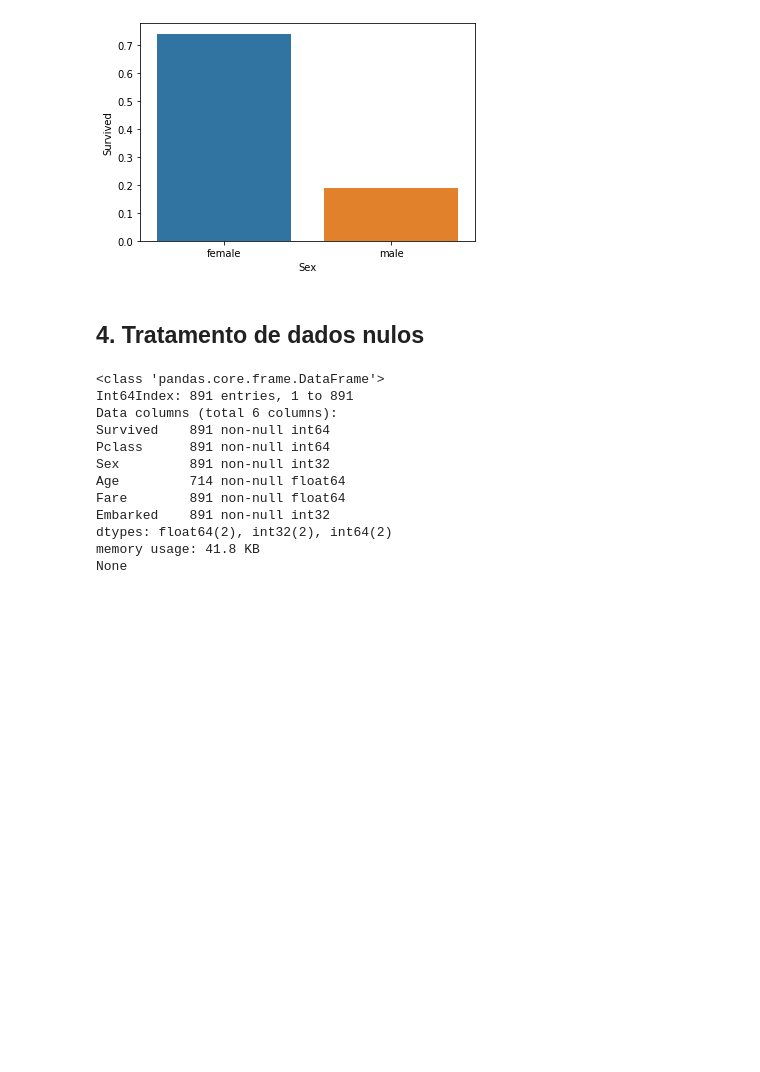
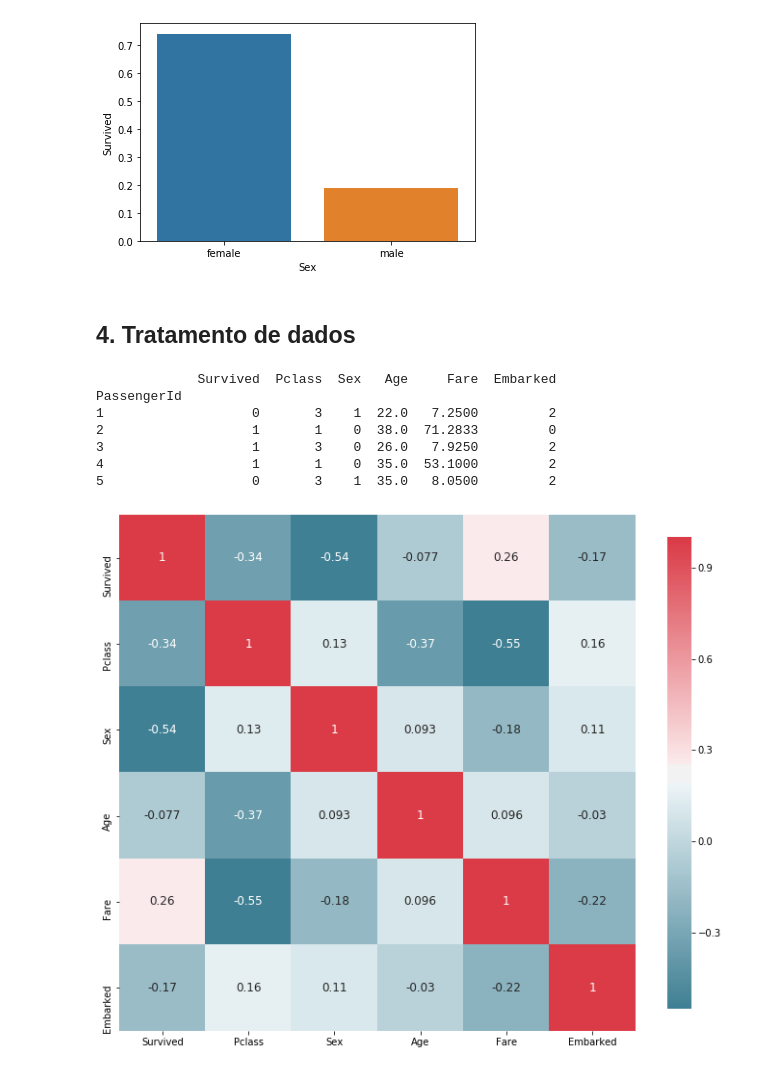
Before and after one commit to rayanmst/Titanic, a Jupyter notebook: Titanic.ipynb, the cells around one changed output. Cells and saved outputs as stored; diff of their text form; code cells hidden in the pictures; blank space fills up the shorter version.

```diff
--- a/Titanic.ipynb
+++ b/Titanic.ipynb
@@ -31,5 +37,12 @@ import numpy as np
 # %%
 #Importando os dados
 trainFile = pd.read_csv("https://raw.githubusercontent.com/rayanmst/Titanic/master/train.csv", index_col = 'PassengerId')
+testFile  = pd.read_csv("https://raw.githubusercontent.com/rayanmst/Titanic/master/test.csv", index_col = 'PassengerId')
+combine = [trainFile, testFile]
+
 #Verificando
 trainFile.head()
+testFile.head()
+
+#Mostrando os gráficos no terminal
+%matplotlib inline
@@ -111,26 +110,25 @@ sns.barplot(y = sexSurvivors['Survived'], x = sexSurvivors['Sex'])
 <matplotlib.axes._subplots.AxesSubplot at 0x...>
 [figure]
 # %% [markdown]
-## 4. Tratamento de dados nulos
+## 4. Tratamento de dados
 # %%
 #Completando os dados faltantes em na coluna 'Embarked' com o valor mais comum da mesma.
 trainFile['Embarked'].fillna('S', inplace = True)
 
 #Mudança das variáveis do tipo objeto para numérico
+le = LabelEncoder()
+for dataset in combine:
+    for col in ['Sex', 'Embarked']:
+        dataset[col] = le.fit_transform(dataset[col])
 
-trainFile['Sex'] = trainFile['Sex'].map({'female': 0, 'male': 1}).astype(int)
-trainFile['Embarked'] = trainFile['Embarked'].map({'S':0, 'C':1, 'Q':2}).astype(int)
-print(trainFile.info())
+print(trainFile.head())
+plot_correlation_map(trainFile)
 # %% [output]
-<class 'pandas.core.frame.DataFrame'>
-Int64Index: 891 entries, 1 to 891
-Data columns (total 6 columns):
-Survived    891 non-null int64
-Pclass      891 non-null int64
-Sex         891 non-null int32
-Age         714 non-null float64
-Fare        891 non-null float64
-Embarked    891 non-null int32
-dtypes: float64(2), int32(2), int64(2)
-memory usage: 41.8 KB
-None
+             Survived  Pclass  Sex   Age     Fare  Embarked
+PassengerId
+1                   0       3    1  22.0   7.2500         2
+2                   1       1    0  38.0  71.2833         0
+3                   1       3    0  26.0   7.9250         2
+4                   1       1    0  35.0  53.1000         2
+5                   0       3    1  35.0   8.0500         2
+[figure, added]
```
Also changed, not shown: parts of 12 cells of this notebook, 1 other file.
